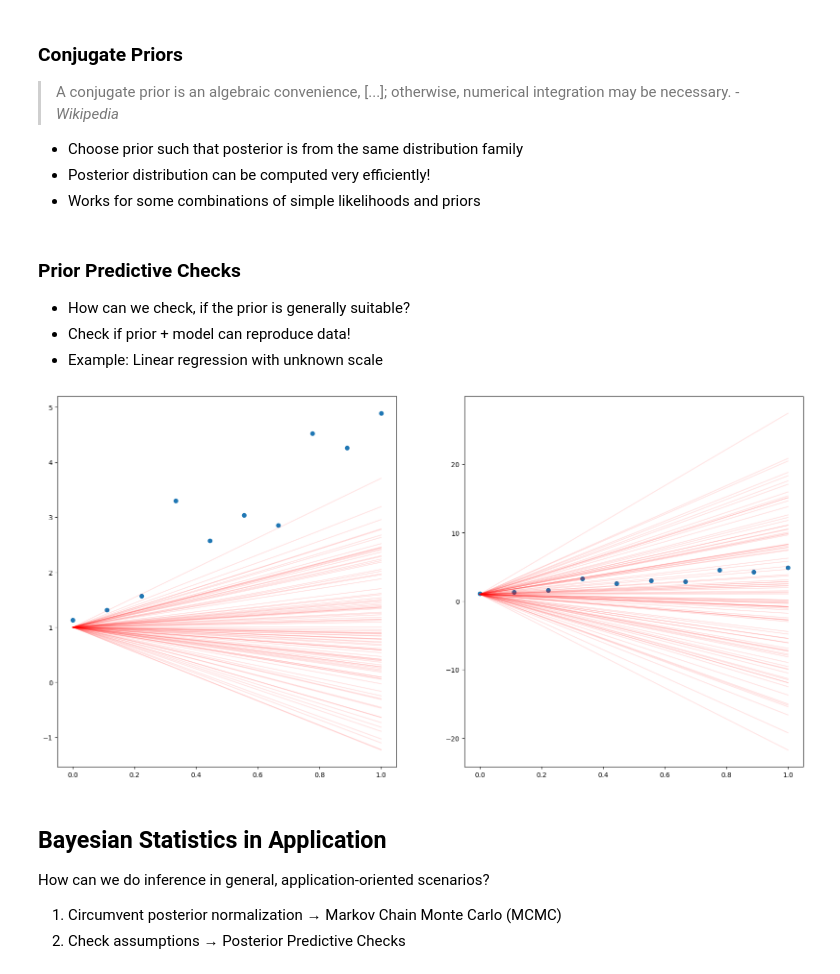
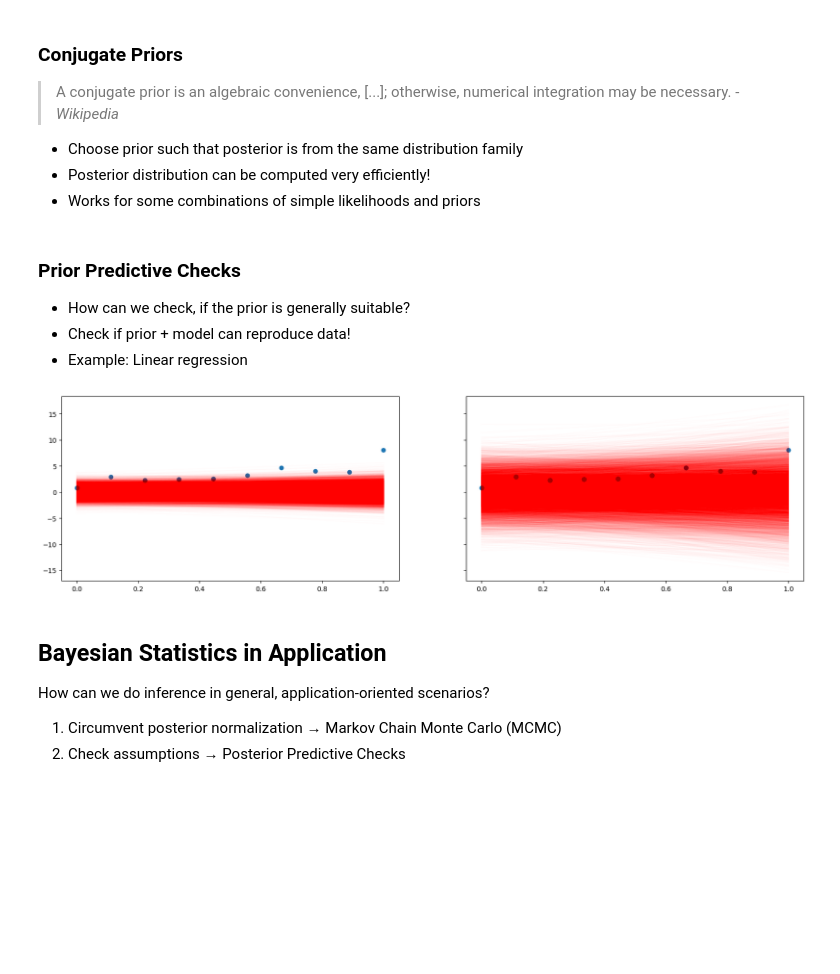
Before and after one commit to ANTS-ON/BayesianStats, a Jupyter notebook: script.ipynb, the cells around one changed output. Saved outputs shown, nothing was run; the diff lists cells and outputs as text; code cells hidden in the pictures; blank space fills up the shorter version.

```diff
--- a/script.ipynb
+++ b/script.ipynb
@@ -220,24 +220,26 @@ plt.show()
 
 - How can we check, if the prior is generally suitable?
 - Check if prior + model can reproduce data!
-- Example: Linear regression with unknown scale
+- Example: Linear regression
-# %%
-n = 10
-t = np.linspace(0, 1, num=n)
-y = 5 * t + 1
-y_hat = y + np.random.normal(0, 1, size=n)
-
-def show_with_prior(ax, prior):
-    ax.scatter(t, y_hat)
-    a = prior.rvs(size=100)
-    ax.plot(t, np.outer(t, a) + 1, color="red", alpha=0.1)
-# %%
-fig, ax = plt.subplots(1, 2, figsize=(20, 10))
-show_with_prior(ax[0], scipy.stats.norm(loc=0, scale=1))
-show_with_prior(ax[1], scipy.stats.norm(loc=0, scale=10))
-plt.show()
-# %% [output]
-[figure, removed]
+# %%
+n = 10
+t = np.linspace(0, 1, num=n)
+X = np.column_stack((t, np.ones(n)))
+y = X @ np.array([5., 1.])
+sigma = 1
+y_hat = y + np.random.normal(0, sigma, size=n)
+
+def show_with_prior(ax, prior):
+    ax.scatter(t, y_hat)
+    theta = prior.rvs(size=10000)
+    ax.plot(t, X @ theta.T, color="red", alpha=0.01)
+# %%
+fig, ax = plt.subplots(1, 2, figsize=(20, 5), sharey=True)
+show_with_prior(ax[0], scipy.stats.multivariate_normal(np.zeros(2), np.identity(2)))
+show_with_prior(ax[1], scipy.stats.multivariate_normal(np.zeros(2), 10 * np.identity(2)))
+plt.show()
+# %% [output]
+[figure, added]
 # %% [markdown]
 ## Bayesian Statistics in Application
 
```
Also changed, not shown: parts of 11 cells of this notebook.
